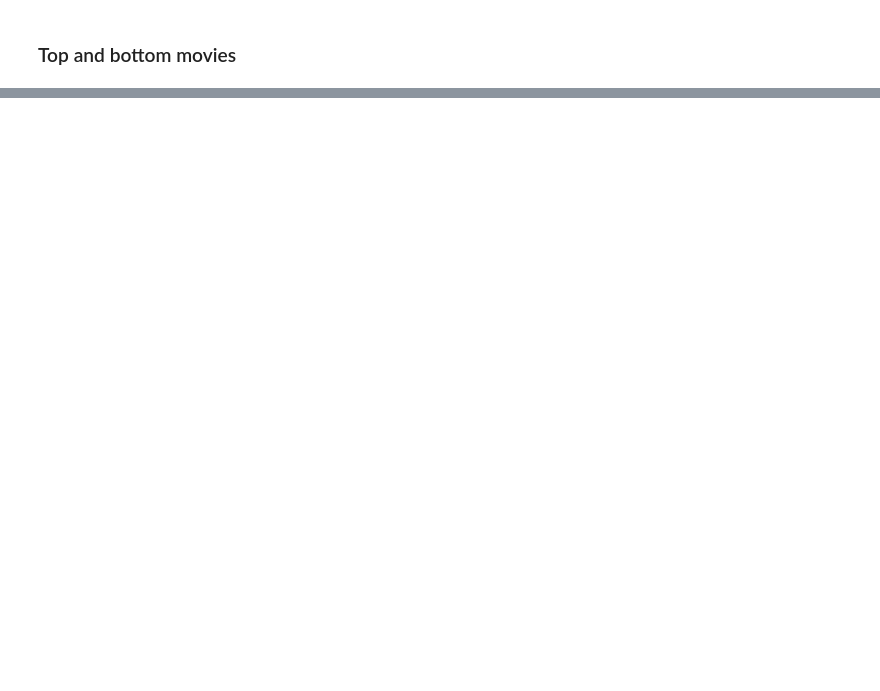
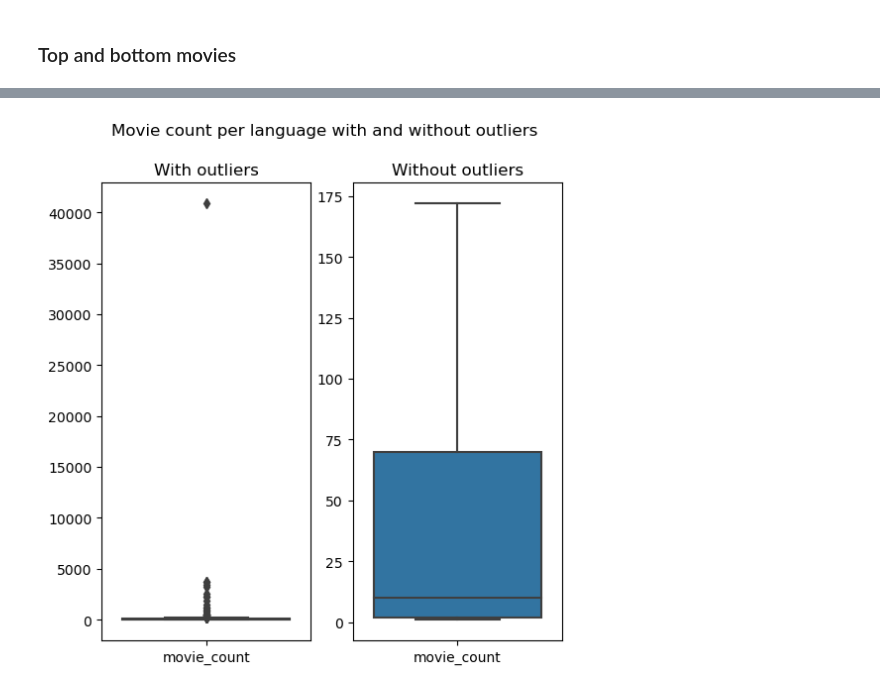
Before and after one commit to epfl-ada/ada-2022-project-zozoz, a Jupyter notebook: src/eda/data_inspection.ipynb, the cells around one changed output, grey strips where cells are left out. Saved outputs shown, nothing was run; the diff lists cells and outputs as text; code cells hidden in the pictures; blank space fills up the shorter version.

```diff
--- a/src/eda/data_inspection.ipynb
+++ b/src/eda/data_inspection.ipynb
@@ -412,3 +448,5 @@ print(f"The median number of movies per language is {language_median_count}.")
 # %%
-movie_count_box_plot(language_count_df,"Movie count per language with and without outliers")
+count_box_plot(language_count_df,"Movie count per language with and without outliers")
+# %% [output]
+[figure, added]
 # %%
```
Also changed, not shown: parts of 50 cells of this notebook.
